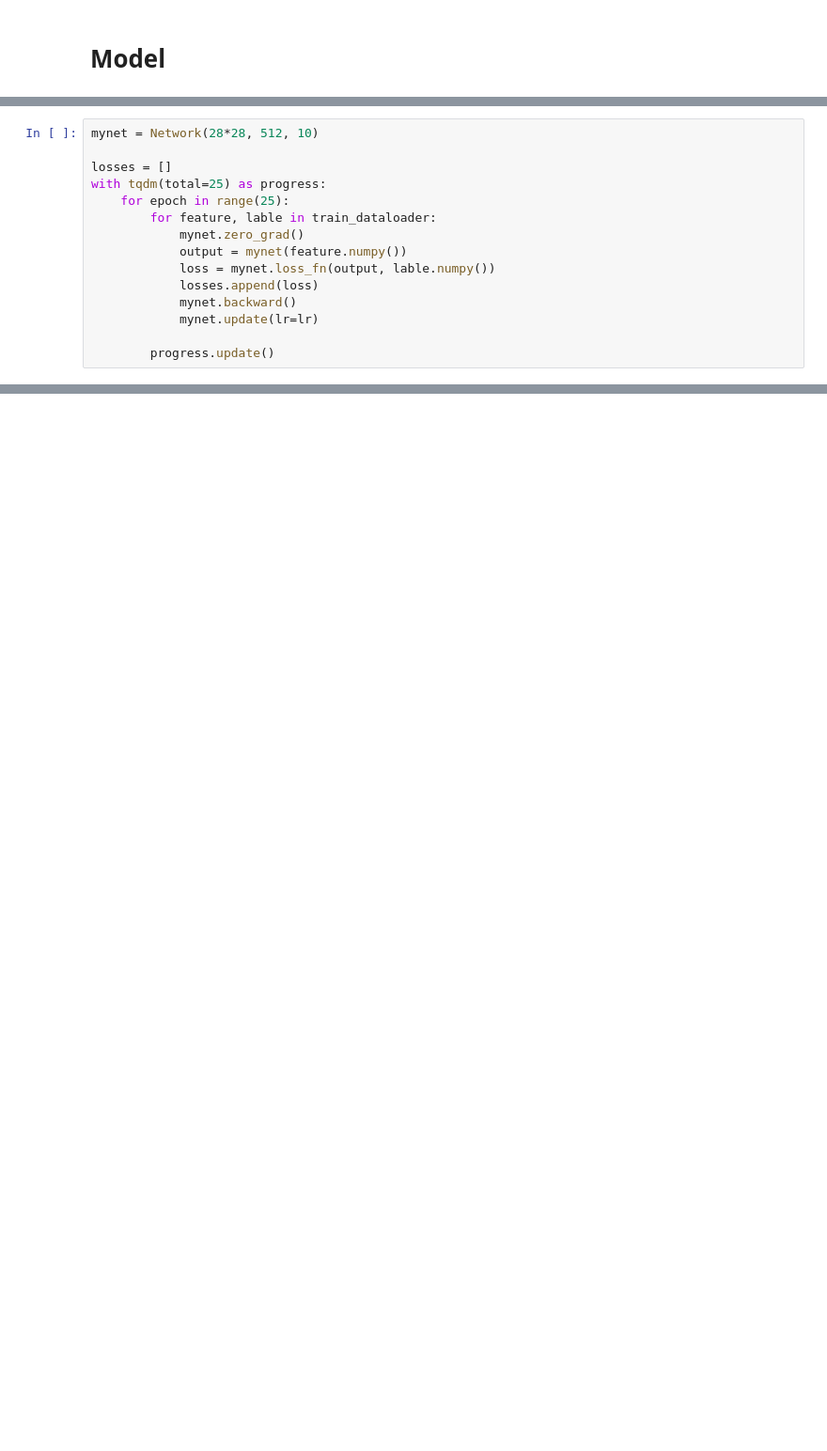
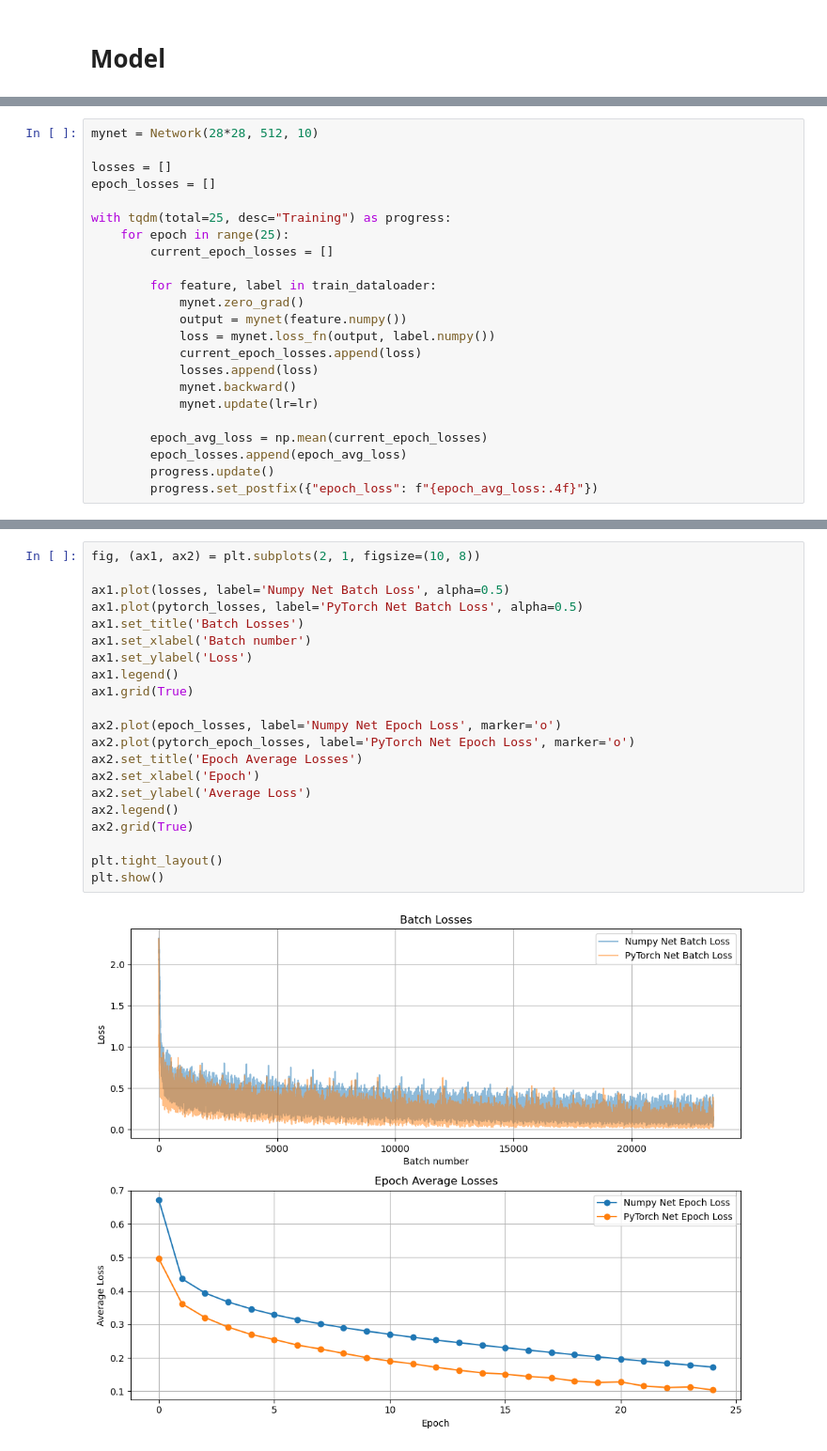
Before and after one commit to Vefery/NeuralNets, a Jupyter notebook: TrainNote.ipynb, the cells around one changed output, grey strips where cells are left out. Shown at 94% size. Cells and saved outputs as stored; diff of their text form; blank space fills up the shorter version.

```diff
--- a/TrainNote.ipynb
+++ b/TrainNote.ipynb
@@ -197,14 +197,22 @@ def init_weights(m):
 mynet = Network(28*28, 512, 10)
 
 losses = []
-with tqdm(total=25) as progress:
+epoch_losses = []
+
+with tqdm(total=25, desc="Training") as progress:
     for epoch in range(25):
-        for feature, lable in train_dataloader:
+        current_epoch_losses = []
+
+        for feature, label in train_dataloader:
             mynet.zero_grad()
             output = mynet(feature.numpy())
-            loss = mynet.loss_fn(output, lable.numpy())
+            loss = mynet.loss_fn(output, label.numpy())
+            current_epoch_losses.append(loss)
             losses.append(loss)
             mynet.backward()
             mynet.update(lr=lr)
 
+        epoch_avg_loss = np.mean(current_epoch_losses)
+        epoch_losses.append(epoch_avg_loss)
         progress.update()
+        progress.set_postfix({"epoch_loss": f"{epoch_avg_loss:.4f}"})
@@ -232,0 +284,23 @@ Accuracy: 88.62%
+# %%
+fig, (ax1, ax2) = plt.subplots(2, 1, figsize=(10, 8))
+
+ax1.plot(losses, label='Numpy Net Batch Loss', alpha=0.5)
+ax1.plot(pytorch_losses, label='PyTorch Net Batch Loss', alpha=0.5)
+ax1.set_title('Batch Losses')
+ax1.set_xlabel('Batch number')
+ax1.set_ylabel('Loss')
+ax1.legend()
+ax1.grid(True)
+
+ax2.plot(epoch_losses, label='Numpy Net Epoch Loss', marker='o')
+ax2.plot(pytorch_epoch_losses, label='PyTorch Net Epoch Loss', marker='o')
+ax2.set_title('Epoch Average Losses')
+ax2.set_xlabel('Epoch')
+ax2.set_ylabel('Average Loss')
+ax2.legend()
+ax2.grid(True)
+
+plt.tight_layout()
+plt.show()
+# %% [output]
+[figure, added]
```
Also changed, not shown: parts of 9 cells of this notebook.
